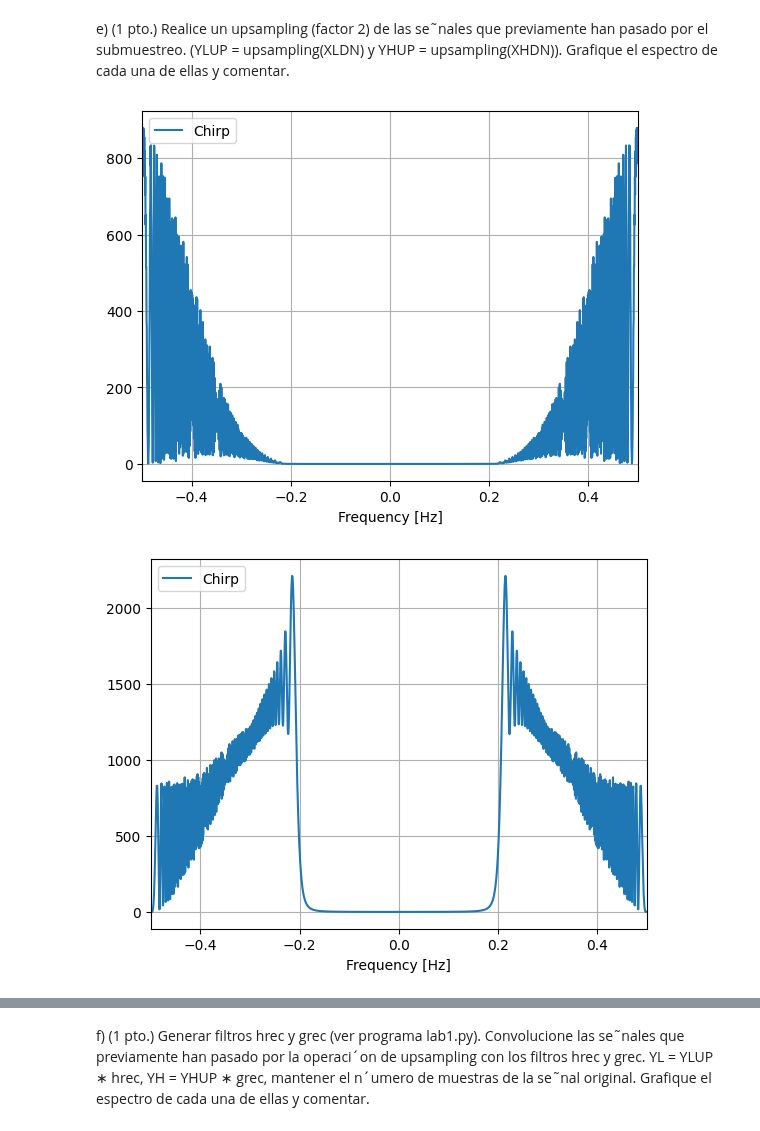
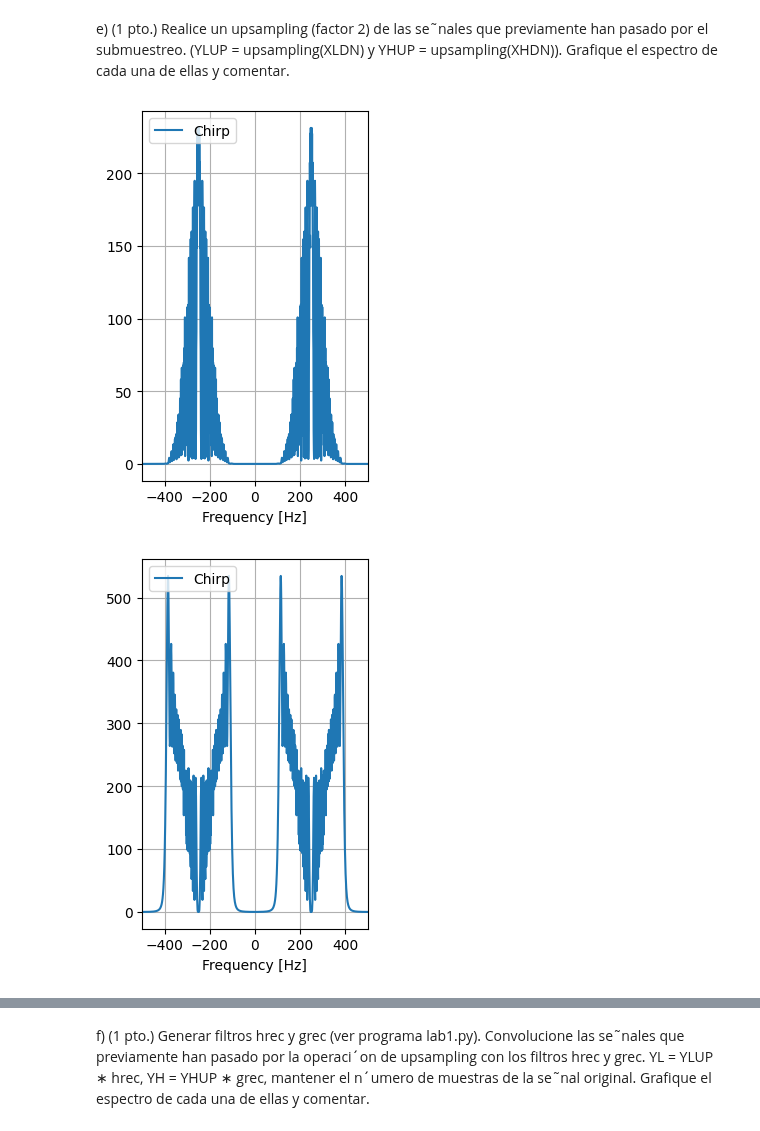
Before and after one commit to ExampleToFollow/PracticasPDS, a Jupyter notebook: Lab1/informePrevio.ipynb, the cells around one changed output, grey strips where cells are left out. Drawn from its saved outputs; the diff is of its cells as text; code cells hidden in the pictures.

```diff
--- a/Lab1/informePrevio.ipynb
+++ b/Lab1/informePrevio.ipynb
@@ -21,7 +21,7 @@ import numpy as np
 import matplotlib.pyplot as plt
 from scipy.signal import chirp
 # %%
-fs = 4e3 #Frecuencia de muestreo variable
+fs = 1e3 #Frecuencia de muestreo variable
 f_ini = 0.1*fs #Frecuencia inicial
 f_end = 0.4*fs #Frecuencia final
 A_ini = 0 #Amplitud inicial
@@ -54,4 +54,5 @@ plt.xlabel("Frecuencia normalizada")
 plt.title("Espectro de magnitud de la señal Chirp")
 plt.ylim([0,np.max(spc)])
 plt.ylabel("Magnitud")
+print(len(signal))
 # %% [output]
@@ -248,7 +259,7 @@ Ns = len(XLDN)
 U = 2
 n = np.arange(Ns)
 Ns_up = U*Ns
-fs_up = U*fs
+fs_up = U*fs_dn
 YULP = np.zeros([Ns_up])
 YULP[U*n] = XLDN[:]
 t_up = np.arange(Ns_up)/fs_up
@@ -256,38 +267,40 @@ t_up = np.arange(Ns_up)/fs_up
 #Ahoraa hallamos su FFT
 espectro_YULP = np.fft.fftshift(np.fft.fft(YULP))
 spc_up = np.abs(espectro_YULP)**2
-freq_up = ((np.arange(Ns_up) - Ns_up/2) * fs_up / Ns_up )* (1/fs)
+freq_up = ((np.arange(Ns_up) - Ns_up/2) * fs / Ns_up )
 
 plt.figure(1)
+plt.subplot(1,2,1)
 plt.plot(freq_up,spc_up,label='Chirp')
-plt.xlim([-1/2,1/2])
+plt.xlim([-fs/2,fs/2])
 plt.grid('on')
 plt.xlabel('Frequency [Hz]')
 plt.legend(loc='upper left')
 plt.show()
 
 #Realizamos upsampling a ambos con el factor de 2
 Ns = len(XHDN)
 U = 2
 n = np.arange(Ns)
 Ns_up = U*Ns
-fs_up = U*fs
+fs_up = U*fs_dn
 YHUP = np.zeros([Ns_up])
 YHUP[U*n] = XHDN[:]
 t_up = np.arange(Ns_up)/fs_up
 
 #Ahoraa hallamos su FFT
 espectro_YHUP = np.fft.fftshift(np.fft.fft(YHUP))
 spc_up = np.abs(espectro_YHUP)**2
-freq_up = ((np.arange(Ns_up) - Ns_up/2) * fs_up / Ns_up )* (1/fs)
+freq_up = ((np.arange(Ns_up) - Ns_up/2) * fs / Ns_up )
 
 plt.figure(1)
+plt.subplot(1,2,2)
 plt.plot(freq_up,spc_up,label='Chirp')
-plt.xlim([-1/2,1/2])
+plt.xlim([-fs/2,fs/2])
 plt.grid('on')
 plt.xlabel('Frequency [Hz]')
 plt.legend(loc='upper left')
 plt.show()
 # %% [output]
-[figure, old version]
+[figure, new version]
-[figure, old version]
+[figure, new version]
```
Also changed, not shown: parts of 14 cells of this notebook, 2 other files.
